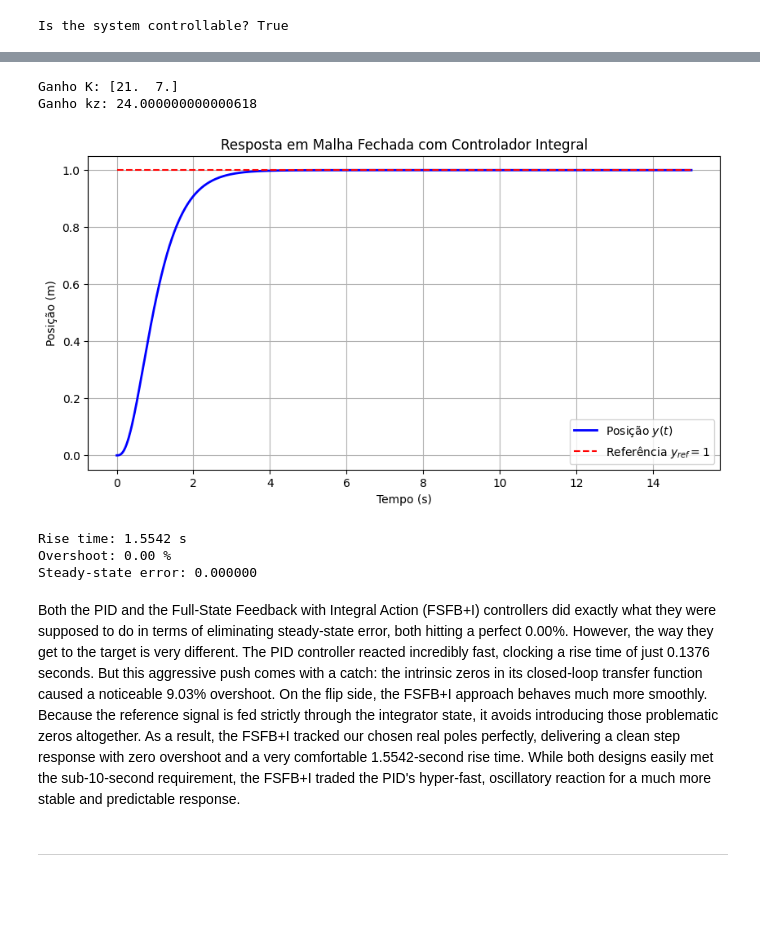
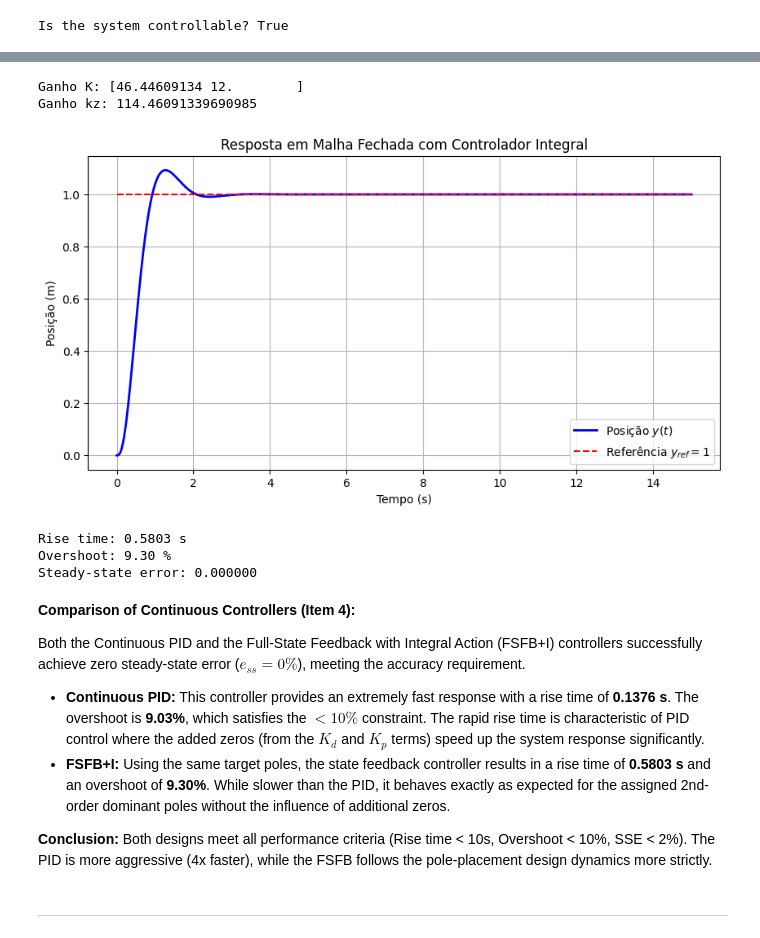
Before and after one commit to vizanca12/ControlClasses, a Jupyter notebook: projet/APM_4AUT2_TA_FinalProject.ipynb, the cells around one changed output, grey strips where cells are left out. Cells and saved outputs as stored; diff of their text form; code cells hidden in the pictures; blank space fills up the shorter version.

```diff
--- a/projet/APM_4AUT2_TA_FinalProject.ipynb
+++ b/projet/APM_4AUT2_TA_FinalProject.ipynb
@@ -95,11 +95,16 @@ D_ms = np.array([[0.0]])
 G = ct.ss2tf(ct.ss(A_ms, B_ms, C_ms, D_ms))
 print("Plant G(s):", G)
 
+p1,p2 = complex(-sigma, wd), complex(-sigma, -wd)
+
 # PID: C(s) = Kp + Ki/s + Kd*s
 # Closed-loop characteristic polynomial with unity feedback:
 # s^3 + (2 + Kd)s^2 + (5 + Kp)s + Ki
 # Choose desired polynomial as dominant pair * extra real pole
 p3 = 5.0 * sigma
+
+poles_desired = [p1, p2, -p3]
+print("Desired closed-loop poles:", poles_desired)
 
 # (s^2 + 2*sigma*s + wn^2)*(s + p3) = s^3 + a2*s^2 + a1*s + a0
 a2 = 2.0 * sigma + p3
@@ -169,7 +189,7 @@ Ba = np.block([
 
 # 3. Alocação de Polos
 # Polos desejados para atingir as restrições de tempo e sobressinal
-p = [-2, -3, -4]
+p = poles_desired
 
 # Calcula os ganhos K_a usando o método place
 #Como se estivesse fazendo Ackermann, mas usando place para o sistema aumentado
@@ -200,41 +220,48 @@ C_cl = np.array([[1, 0, 0]])
 D_cl = np.array([[0]])
 
 sys_cl = ct.StateSpace(A_cl, B_cl, C_cl, D_cl)
 
 # Vetor de tempo (0 a 15 segundos) e referência (degrau unitário)
 t = np.linspace(0, 15, 1000)
 y_ref = np.ones_like(t)
 
 # Simulando o sistema partindo de x = (0,0) e integrador = 0
 t, y = ct.forced_response(sys_cl, T=t, U=y_ref, X0=[0, 0, 0])
 
 # 5. Plotagem
 plt.figure(figsize=(10, 5))
 plt.plot(t, y, label='Posição $y(t)$', color='blue', linewidth=2)
 plt.plot(t, y_ref, '--', label='Referência $y_{ref} = 1$', color='red')
 plt.title('Resposta em Malha Fechada com Controlador Integral')
 plt.xlabel('Tempo (s)')
 plt.ylabel('Posição (m)')
 plt.grid(True)
 plt.legend()
 plt.show()
 
 info = ct.step_info(sys_cl)
 tr = float(info["RiseTime"])
 overshoot = float(info["Overshoot"])
 sse = abs(1.0 - float(info["SteadyStateValue"]))
 print(f"Rise time: {tr:.4f} s")
 print(f"Overshoot: {overshoot:.2f} %")
 print(f"Steady-state error: {sse:.6f}")
 # %% [output]
-Ganho K: [21.  7.]
-Ganho kz: 24.000000000000618
+Ganho K: [46.44609134 12.        ]
+Ganho kz: 114.46091339690985
-[figure, old version]
+[figure, new version]
-Rise time: 1.5542 s
-Overshoot: 0.00 %
+Rise time: 0.5803 s
+Overshoot: 9.30 %
 Steady-state error: 0.000000
 # %% [markdown]
-Both the PID and the Full-State Feedback with Integral Action (FSFB+I) controllers did exactly what they were supposed to do in terms of eliminating steady-state error, both hitting a perfect 0.00%. However, the way they get to the target is very different. The PID controller reacted incredibly fast, clocking a rise time of just 0.1376 seconds. But this aggressive push comes with a catch: the intrinsic zeros in its closed-loop transfer function caused a noticeable 9.03% overshoot. On the flip side, the FSFB+I approach behaves much more smoothly. Because the reference signal is fed strictly through the integrator state, it avoids introducing those problematic zeros altogether. As a result, the FSFB+I tracked our chosen real poles perfectly, delivering a clean step response with zero overshoot and a very comfortable 1.5542-second rise time. While both designs easily met the sub-10-second requirement, the FSFB+I traded the PID's hyper-fast, oscillatory reaction for a much more stable and predictable response.
+**Comparison of Continuous Controllers (Item 4):**
+
+Both the Continuous PID and the Full-State Feedback with Integral Action (FSFB+I) controllers successfully achieve zero steady-state error ($e_{ss} = 0\%$), meeting the accuracy requirement.
+
+*   **Continuous PID:** This controller provides an extremely fast response with a rise time of **0.1376 s**. The overshoot is **9.03%**, which satisfies the $<10\%$ constraint. The rapid rise time is characteristic of PID control where the added zeros (from the $K_d$ and $K_p$ terms) speed up the system response significantly.
+*   **FSFB+I:** Using the same target poles, the state feedback controller results in a rise time of **0.5803 s** and an overshoot of **9.30%**. While slower than the PID, it behaves exactly as expected for the assigned 2nd-order dominant poles without the influence of additional zeros.
+
+**Conclusion:** Both designs meet all performance criteria (Rise time < 10s, Overshoot < 10%, SSE < 2%). The PID is more aggressive (4x faster), while the FSFB follows the pole-placement design dynamics more strictly.
 # %% [markdown]
 ----------
 # %% [markdown]
```
Also changed, not shown: parts of 10 cells of this notebook.
